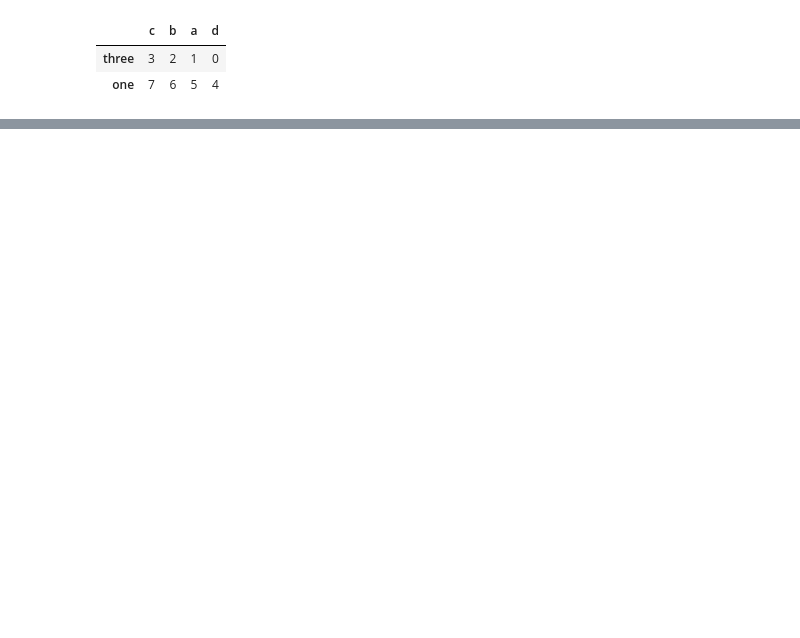
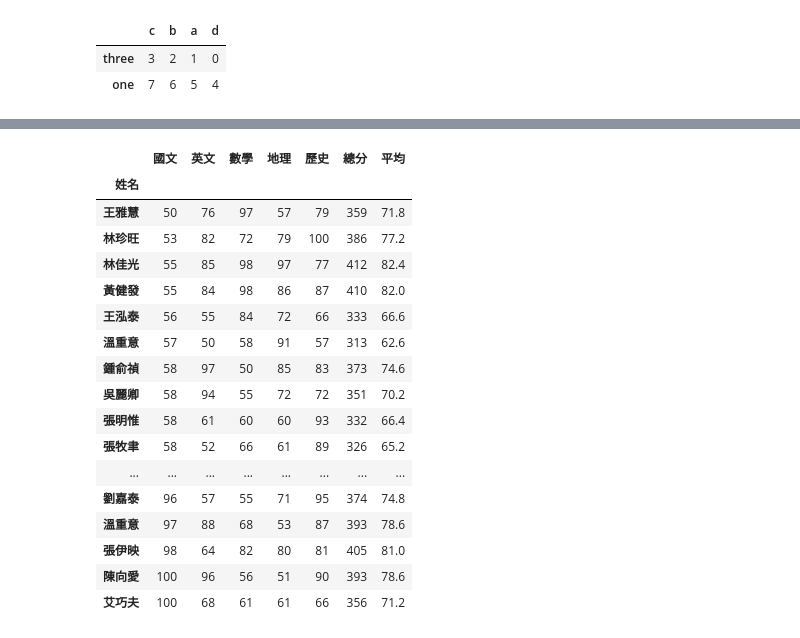
Before and after one commit to jsdhwdmaX09/aaaab, a Jupyter notebook: lesson17_1.ipynb, the cells around one changed output, grey strips where cells are left out. Cells and saved outputs as stored; diff of their text form; code cells hidden in the pictures; blank space fills up the shorter version.

```diff
--- a/lesson17_1.ipynb
+++ b/lesson17_1.ipynb
@@ -34,0 +149,21 @@ dataFrame1.sort_values(by='one',axis=1,ascending=False)
+# %%
+dataFrame2.sort_values(by=['國文','數學'])
+# %% [output]
+|  | 國文 | 英文 | 數學 | 地理 | 歷史 | 總分 | 平均 |
+| 姓名 |  |  |  |  |  |  |  |
+| 王雅慧 | 50 | 76 | 97 | 57 | 79 | 359 | 71.8 |
+| 林珍旺 | 53 | 82 | 72 | 79 | 100 | 386 | 77.2 |
+| 林佳光 | 55 | 85 | 98 | 97 | 77 | 412 | 82.4 |
+| 黃健發 | 55 | 84 | 98 | 86 | 87 | 410 | 82.0 |
+| 王泓泰 | 56 | 55 | 84 | 72 | 66 | 333 | 66.6 |
+| 溫重意 | 57 | 50 | 58 | 91 | 57 | 313 | 62.6 |
+| 鍾俞禎 | 58 | 97 | 50 | 85 | 83 | 373 | 74.6 |
+| 吳麗卿 | 58 | 94 | 55 | 72 | 72 | 351 | 70.2 |
+| 張明惟 | 58 | 61 | 60 | 60 | 93 | 332 | 66.4 |
+| 張牧聿 | 58 | 52 | 66 | 61 | 89 | 326 | 65.2 |
+| ... | ... | ... | ... | ... | ... | ... | ... |
+| 劉嘉泰 | 96 | 57 | 55 | 71 | 95 | 374 | 74.8 |
+| 溫重意 | 97 | 88 | 68 | 53 | 87 | 393 | 78.6 |
+| 張伊映 | 98 | 64 | 82 | 80 | 81 | 405 | 81.0 |
+| 陳向愛 | 100 | 96 | 56 | 51 | 90 | 393 | 78.6 |
+| 艾巧夫 | 100 | 68 | 61 | 61 | 66 | 356 | 71.2 |
```
Also changed, not shown: parts of 13 cells of this notebook, 2 other files.
